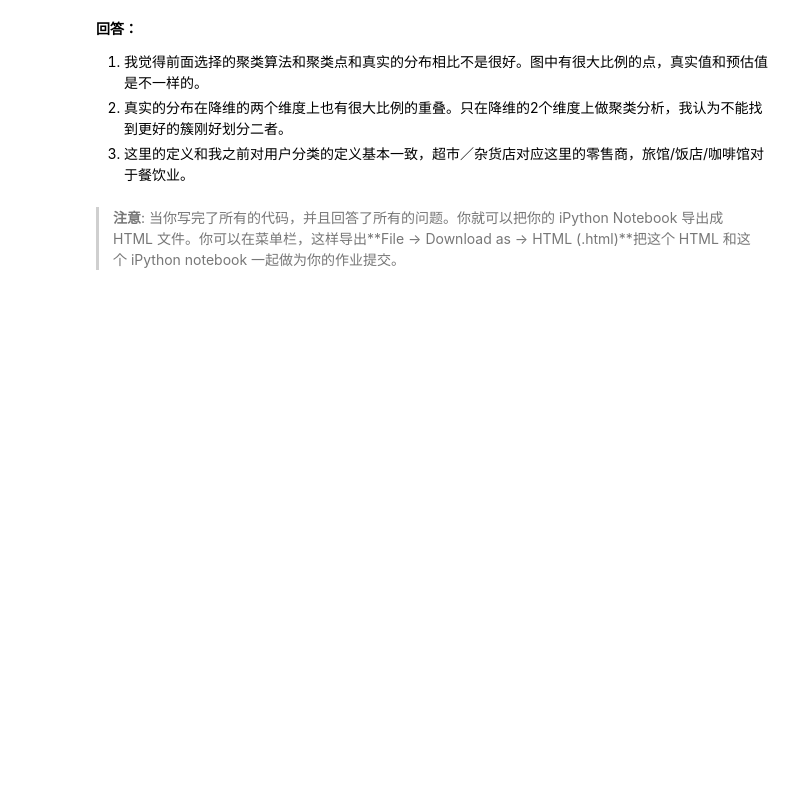
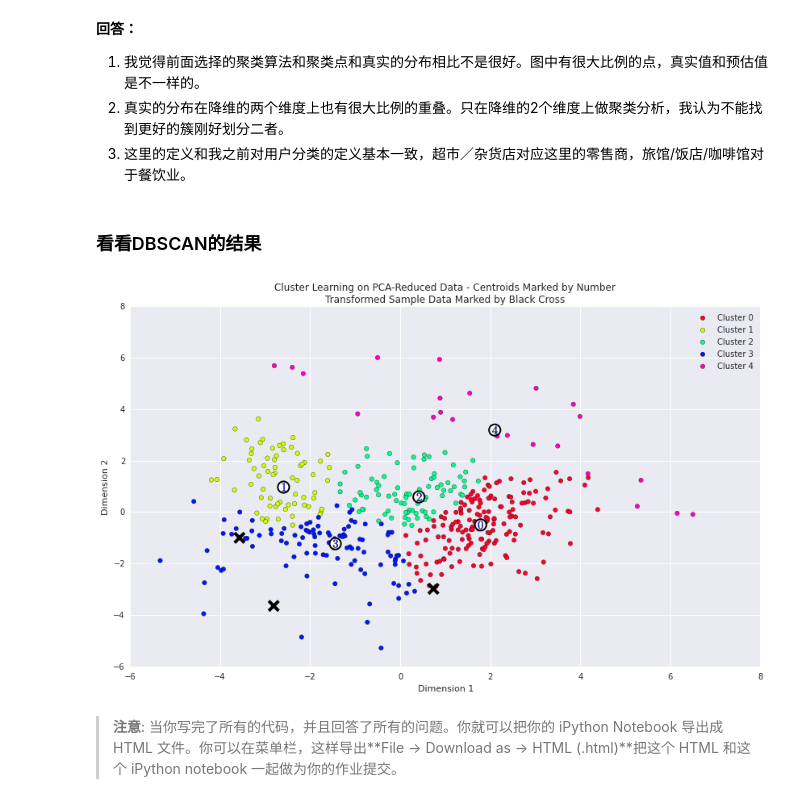
Before and after one commit to mshijie/creating_customer_segments, a Jupyter notebook: customer_segments.ipynb, the cells around one changed output. Saved outputs shown, nothing was run; the diff lists cells and outputs as text; code cells hidden in the pictures; blank space fills up the shorter version.

```diff
--- a/customer_segments.ipynb
+++ b/customer_segments.ipynb
@@ -494,19 +547,21 @@ kmeans，简单，易于理解和实现；时间复杂度低。但是给出的
 # TODO：在降维后的数据上使用你选择的聚类算法
 from sklearn.mixture import GaussianMixture
 from sklearn.metrics import silhouette_score
-clusterer = GaussianMixture(n_components=2, random_state=0)
-clusterer.fit(reduced_data)
-# TODO：预测每一个点的簇
-preds = clusterer.predict(reduced_data)
 
-# TODO：找到聚类中心
-centers = clusterer.means_
+for i in range(2, 6):
+    clusterer = GaussianMixture(n_components=i, random_state=0)
+    clusterer.fit(reduced_data)
+    # TODO：预测每一个点的簇
+    preds = clusterer.predict(reduced_data)
 
-# TODO：预测在每一个转换后的样本点的类
-sample_preds = clusterer.predict(pca_samples)
+    # TODO：找到聚类中心
+    centers = clusterer.means_
 
-# TODO：计算选择的类别的平均轮廓系数（mean silhouette coefficient）
-score = silhouette_score(reduced_data, preds)
+    # TODO：预测在每一个转换后的样本点的类
+    sample_preds = clusterer.predict(pca_samples)
 
-print score
+    # TODO：计算选择的类别的平均轮廓系数（mean silhouette coefficient）
+    score = silhouette_score(reduced_data, preds)
+
+    print str(i) + "\t" + str(score)
 # %% [output]
@@ -677,5 +752,15 @@ vs.channel_results(reduced_data, outliers, pca_samples)
 1. 我觉得前面选择的聚类算法和聚类点和真实的分布相比不是很好。图中有很大比例的点，真实值和预估值是不一样的。
 2. 真实的分布在降维的两个维度上也有很大比例的重叠。只在降维的2个维度上做聚类分析，我认为不能找到更好的簇刚好划分二者。
 3. 这里的定义和我之前对用户分类的定义基本一致，超市／杂货店对应这里的零售商，旅馆/饭店/咖啡馆对于餐饮业。
+# %% [markdown]
+### 看看DBSCAN的结果
+# %%
+from sklearn.cluster import DBSCAN
+db = DBSCAN(eps=0.3, min_samples=10).fit(reduced_data)
+clusterer.fit(reduced_data)
+preds = clusterer.predict(reduced_data)
+vs.cluster_results(reduced_data, preds, centers, pca_samples)
+# %% [output]
+[figure, added]
 # %% [markdown]
 > **注意**: 当你写完了所有的代码，并且回答了所有的问题。你就可以把你的 iPython Notebook 导出成 HTML 文件。你可以在菜单栏，这样导出**File -> Download as -> HTML (.html)**把这个 HTML 和这个 iPython notebook 一起做为你的作业提交。
```
Also changed, not shown: parts of 16 cells of this notebook, 1 other file.
